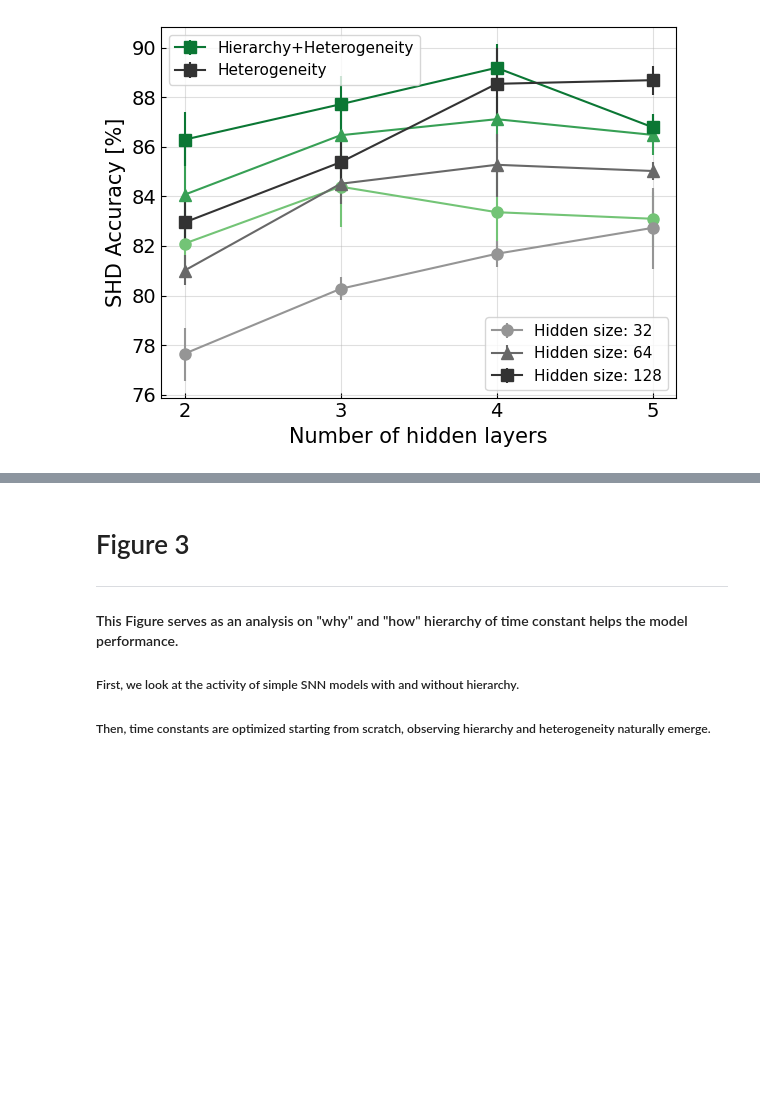
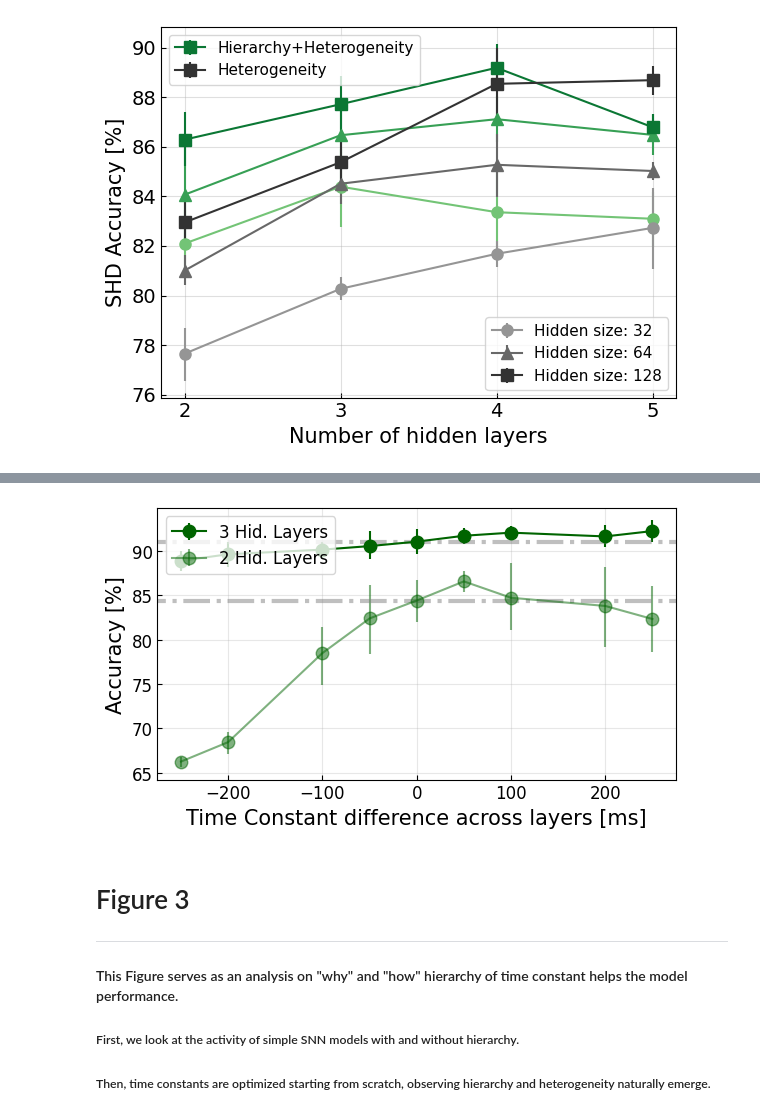
Before and after one commit to EIS-Hub/hSNN, a Jupyter notebook: plotting.ipynb, the cells around one changed output, grey strips where cells are left out. Drawn from its saved outputs; the diff is of its cells as text; code cells hidden in the pictures; blank space fills up the shorter version.

```diff
--- a/plotting.ipynb
+++ b/plotting.ipynb
@@ -310,3 +365,73 @@ plt.tight_layout()
+# %%
+### delta tau --> hierarchical
+# load file
+import os
+import numpy as np
+import pandas as pd
+import matplotlib.pyplot as plt
+file_dir = '/Users/filippomoro/Documents/hsnn/results'
+file_name = os.path.join( file_dir, 'Sweep_mtsxor_wandb_export_2024-04-25T14_46_41.105+02_00.csv' )
+df_origin = pd.read_csv( file_name, delimiter=',' )
+
+#####################################
+### select the feed-forward LIF model
+df4 = df_origin[df_origin['experiment_name']=='hsnn_MTS_XOR_delta_tau'][ df_origin['n_layers']==4 ]
+df3 = df_origin[df_origin['experiment_name']=='hsnn_MTS_XOR_delta_tau'][ df_origin['n_layers']==3 ]
+
+delta_tau_list = np.sort( list( set( list(df4['delta_tau'] ) ) ) )
+# delete two unnecessary datapoints
+# delta_tau_list = np.delete( delta_tau_list, delta_tau_list==0.001 )
+# delta_tau_list = np.delete( delta_tau_list, delta_tau_list==-0.001 )
+# Heterogeneity 4 layers
+mean_acc_delta_tau = np.array( [ df4['Test Acc'][df4['delta_tau']==tau][df4['distrib_tau']=='normal'].mean() for tau in delta_tau_list] )
+max_acc_delta_tau = np.array( [ df4['Test Acc'][df4['delta_tau']==tau][df4['distrib_tau']=='normal'].quantile(0.85) for tau in delta_tau_list] )
+min_acc_delta_tau = np.array( [ df4['Test Acc'][df4['delta_tau']==tau][df4['distrib_tau']=='normal'].quantile(0.15) for tau in delta_tau_list] )
+# Heterogeneity 3 layers
+mean_acc_delta_tau3 = np.array( [ df3['Test Acc'][df3['delta_tau']==tau][df3['distrib_tau']=='normal'].mean() for tau in delta_tau_list] )
+max_acc_delta_tau3 = np.array( [ df3['Test Acc'][df3['delta_tau']==tau][df3['distrib_tau']=='normal'].quantile(0.85) for tau in delta_tau_list] )
+min_acc_delta_tau3 = np.array( [ df3['Test Acc'][df3['delta_tau']==tau][df3['distrib_tau']=='normal'].quantile(0.15) for tau in delta_tau_list] )
+# Homogeneity
+mean_acc_delta_tau_hom = np.array( [ df4['Test Acc'][df4['delta_tau']==tau][df4['distrib_tau']=='false'].mean() for tau in delta_tau_list] )
+max_acc_delta_tau_hom = np.array( [ df4['Test Acc'][df4['delta_tau']==tau][df4['distrib_tau']=='false'].quantile(0.85) for tau in delta_tau_list] )
+min_acc_delta_tau_hom = np.array( [ df4['Test Acc'][df4['delta_tau']==tau][df4['distrib_tau']=='false'].quantile(0.15) for tau in delta_tau_list] )
+
+fig, ax = plt.subplots( figsize=(6,3.5) )
+# Heterogeneity 3 layers
+# ax.plot( delta_tau_list*1e3, mean_acc_delta_tau, color='darkgreen', marker='o', ms=10, label=r'Heterogeneity $\tau$' )
+# ax.fill_between( delta_tau_list*1e3, min_acc_delta_tau, max_acc_delta_tau, color='tab:green', alpha=0.2 )
+yerr_list = [mean_acc_delta_tau-min_acc_delta_tau, max_acc_delta_tau-mean_acc_delta_tau]
+hierarchy_plot = ax.errorbar( delta_tau_list*1e3, mean_acc_delta_tau, yerr=yerr_list,
+                color='darkgreen', marker='o', ms=9,
+                label=r'3 Hid. Layers')
+# plot a horizontal line for clarity
+ax.hlines( df4['Test Acc'][df4['delta_tau']==0.][df4['distrib_tau']=='normal'].mean(), -1000, 1000, color='gray', lw=3, alpha=0.5, ls='-.' )
+ax.set_xlim( delta_tau_list[0]*1e3*1.1, delta_tau_list[-1]*1e3*1.1 )
+
+# Heterogeneity 2 layers
+yerr_list = [mean_acc_delta_tau3-min_acc_delta_tau3, max_acc_delta_tau3-mean_acc_delta_tau3]
+hierarchy_plot = ax.errorbar( delta_tau_list*1e3, mean_acc_delta_tau3, yerr=yerr_list,
+                color='darkgreen', marker='o', ms=9, alpha=0.5,
+                label=r'2 Hid. Layers')
+# plot a horizontal line for clarity
+ax.hlines( df3['Test Acc'][df3['delta_tau']==0.][df3['distrib_tau']=='normal'].mean(), -1000, 1000, color='gray', lw=3, alpha=0.5, ls='-.' )
+ax.set_xlim( delta_tau_list[0]*1e3*1.1, delta_tau_list[-1]*1e3*1.1 )
+
+# Homogeneity
+# ax.plot( delta_tau_list*1e3, mean_acc_delta_tau_hom, color='tab:blue', marker='o', ms=10, label=r'Homogeneous $\tau$' )
+# ax.fill_between( delta_tau_list*1e3, min_acc_delta_tau_hom, max_acc_delta_tau_hom, color='tab:blue', alpha=0.2 )
+# yerr_list = [mean_acc_delta_tau_hom-min_acc_delta_tau_hom, max_acc_delta_tau_hom-mean_acc_delta_tau_hom]
+# hierarchy_plot = ax.errorbar( delta_tau_list*1e3, mean_acc_delta_tau_hom, yerr=yerr_list,
+#                 color='tab:blue', marker='^', ms=9,
+#                 label=r'Hierarchy')
+
+ax.set_xlabel('Time Constant difference across layers [ms]', size=15); ax.set_ylabel('Accuracy [%]', size=15)
+ax.tick_params( direction='in', labelsize=12 )
+ax.legend(prop={'size':12}, loc=2)
+ax.grid(alpha=0.3)
+plt.tight_layout()
+# fig.savefig( os.path.join( os.getcwd(), 'results/Delta_tau_sweep.pdf' ), dpi=300, transparent=True )
+# %% [output]
+[figure, added]
 # %% [markdown]
 # Figure 3
 ---
```
Also changed, not shown: parts of 2 cells of this notebook, 4 other files.
